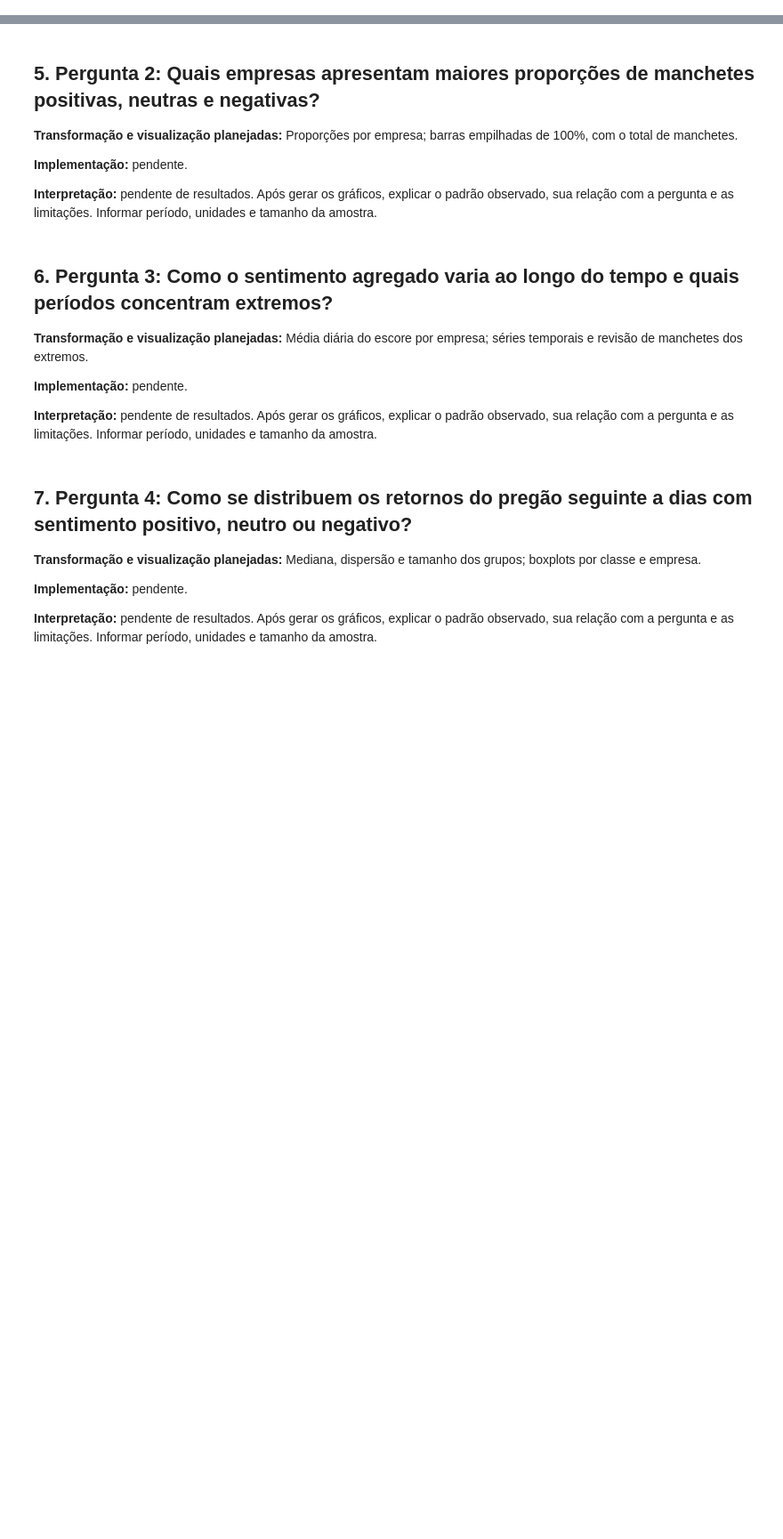
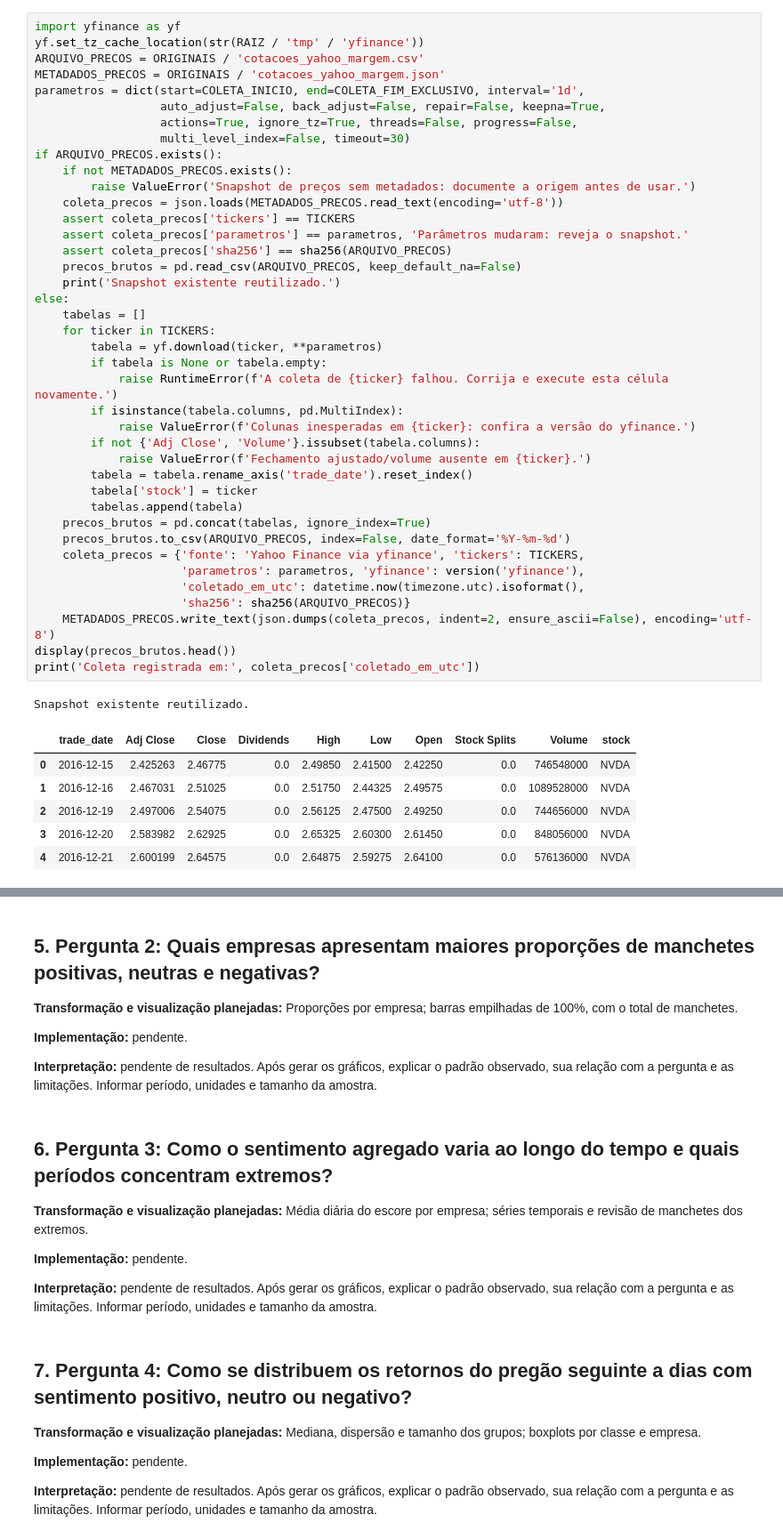
Before and after one commit to caiocouto30-boop/projeto-sentimento-acoes, a Jupyter notebook: notebooks/01_preparacao_inicial.ipynb, the cells around one changed output, grey strips where cells are left out. Shown at 89% size. Drawn from its saved outputs; the diff is of its cells as text; blank space fills up the shorter version.

```diff
--- a/notebooks/01_preparacao_inicial.ipynb
+++ b/notebooks/01_preparacao_inicial.ipynb
@@ -104,0 +523,48 @@ Datas distintas podem apontar ao mesmo pregão. Definir a unidade por empresa/pr
+# %%
+import yfinance as yf
+yf.set_tz_cache_location(str(RAIZ / 'tmp' / 'yfinance'))
+ARQUIVO_PRECOS = ORIGINAIS / 'cotacoes_yahoo_margem.csv'
+METADADOS_PRECOS = ORIGINAIS / 'cotacoes_yahoo_margem.json'
+parametros = dict(start=COLETA_INICIO, end=COLETA_FIM_EXCLUSIVO, interval='1d',
+                  auto_adjust=False, back_adjust=False, repair=False, keepna=True,
+                  actions=True, ignore_tz=True, threads=False, progress=False,
+                  multi_level_index=False, timeout=30)
+if ARQUIVO_PRECOS.exists():
+    if not METADADOS_PRECOS.exists():
+        raise ValueError('Snapshot de preços sem metadados: documente a origem antes de usar.')
+    coleta_precos = json.loads(METADADOS_PRECOS.read_text(encoding='utf-8'))
+    assert coleta_precos['tickers'] == TICKERS
+    assert coleta_precos['parametros'] == parametros, 'Parâmetros mudaram: reveja o snapshot.'
+    assert coleta_precos['sha256'] == sha256(ARQUIVO_PRECOS)
+    precos_brutos = pd.read_csv(ARQUIVO_PRECOS, keep_default_na=False)
+    print('Snapshot existente reutilizado.')
+else:
+    tabelas = []
+    for ticker in TICKERS:
+        tabela = yf.download(ticker, **parametros)
+        if tabela is None or tabela.empty:
+            raise RuntimeError(f'A coleta de {ticker} falhou. Corrija e execute esta célula novamente.')
+        if isinstance(tabela.columns, pd.MultiIndex):
+            raise ValueError(f'Colunas inesperadas em {ticker}: confira a versão do yfinance.')
+        if not {'Adj Close', 'Volume'}.issubset(tabela.columns):
+            raise ValueError(f'Fechamento ajustado/volume ausente em {ticker}.')
+        tabela = tabela.rename_axis('trade_date').reset_index()
+        tabela['stock'] = ticker
+        tabelas.append(tabela)
+    precos_brutos = pd.concat(tabelas, ignore_index=True)
+    precos_brutos.to_csv(ARQUIVO_PRECOS, index=False, date_format='%Y-%m-%d')
+    coleta_precos = {'fonte': 'Yahoo Finance via yfinance', 'tickers': TICKERS,
+                     'parametros': parametros, 'yfinance': version('yfinance'),
+                     'coletado_em_utc': datetime.now(timezone.utc).isoformat(),
+                     'sha256': sha256(ARQUIVO_PRECOS)}
+    METADADOS_PRECOS.write_text(json.dumps(coleta_precos, indent=2, ensure_ascii=False), encoding='utf-8')
+display(precos_brutos.head())
+print('Coleta registrada em:', coleta_precos['coletado_em_utc'])
+# %% [output]
+Snapshot existente reutilizado.
+|  | trade_date | Adj Close | Close | Dividends | High | Low | Open | Stock Splits | Volume | stock |
+| 0 | 2016-12-15 | 2.425263 | 2.46775 | 0.0 | 2.49850 | 2.41500 | 2.42250 | 0.0 | 746548000 | NVDA |
+| 1 | 2016-12-16 | 2.467031 | 2.51025 | 0.0 | 2.51750 | 2.44325 | 2.49575 | 0.0 | 1089528000 | NVDA |
+| 2 | 2016-12-19 | 2.497006 | 2.54075 | 0.0 | 2.56125 | 2.47500 | 2.49250 | 0.0 | 744656000 | NVDA |
+| 3 | 2016-12-20 | 2.583982 | 2.62925 | 0.0 | 2.65325 | 2.60300 | 2.61450 | 0.0 | 848056000 | NVDA |
+| 4 | 2016-12-21 | 2.600199 | 2.64575 | 0.0 | 2.64875 | 2.59275 | 2.64100 | 0.0 | 576136000 | NVDA |
```
Also changed, not shown: parts of 30 cells of this notebook, 3 other files.
